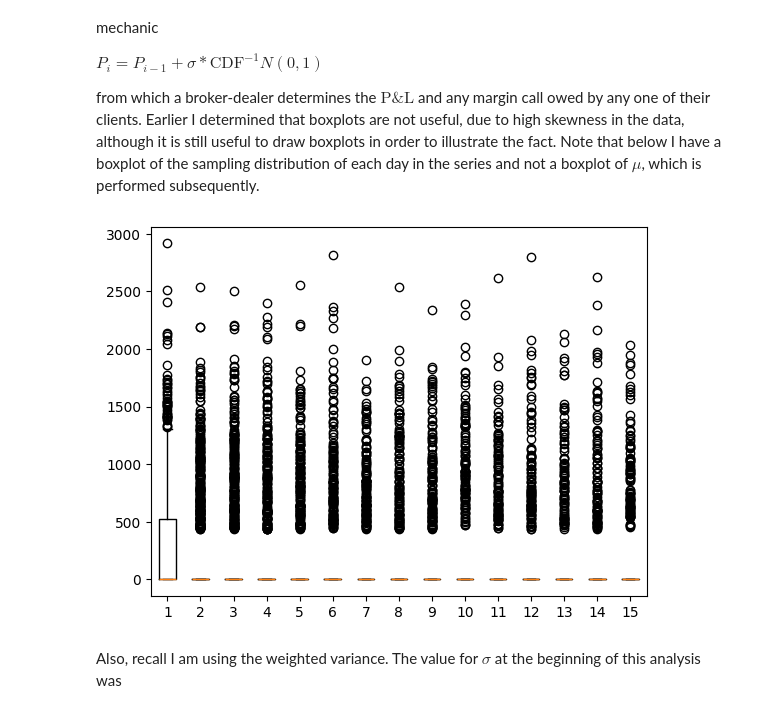
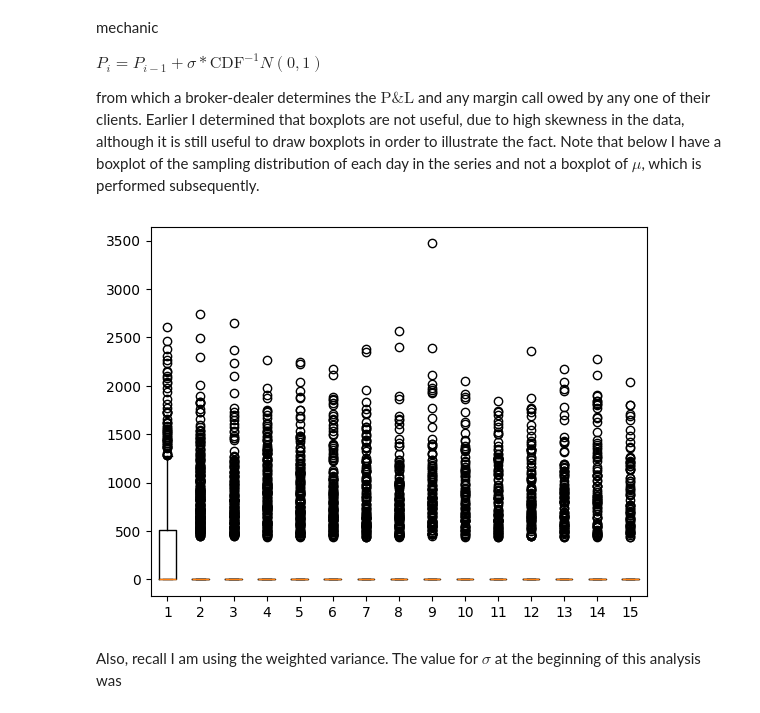
Before and after one commit to salma-rodriguez/Futures-Experiment, a Jupyter notebook: cornfutures_swaptures.ipynb, the cells around one changed output. Drawn from its saved outputs; the diff is of its cells as text; code cells hidden in the pictures.

```diff
--- a/cornfutures_swaptures.ipynb
+++ b/cornfutures_swaptures.ipynb
@@ -510,9 +622,9 @@ from which a broker-dealer determines the $\text{P\&L}$ and any margin call owed
 # %%
 fig, ax = plt.subplots(1, 1)
 
-ax.boxplot(X);
+ax.boxplot(Y);
 # %% [output]
-[figure, old version]
+[figure, new version]
 # %% [markdown]
 Also, recall I am using the weighted variance. The value for $\sigma$ at the beginning of this analysis was
 # %%
```
Also changed, not shown: parts of 79 cells of this notebook.
